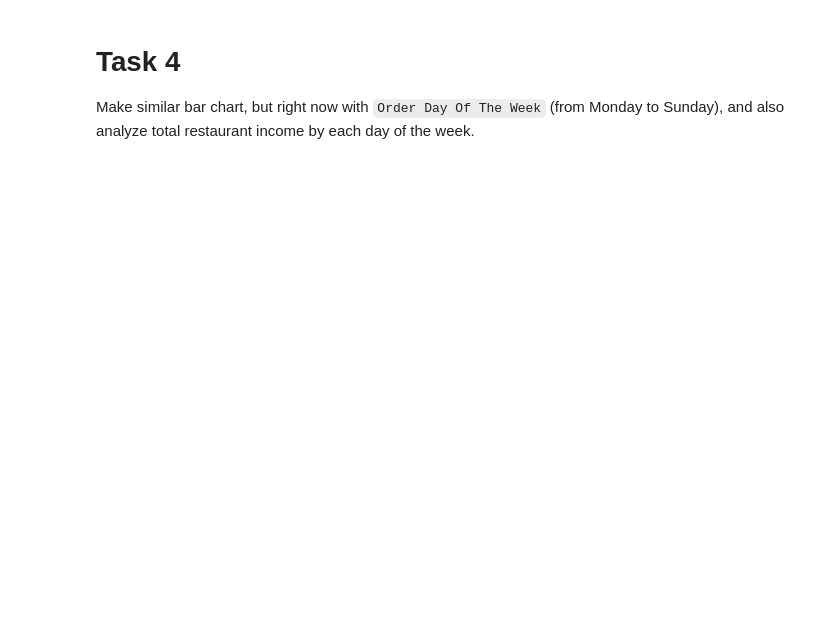
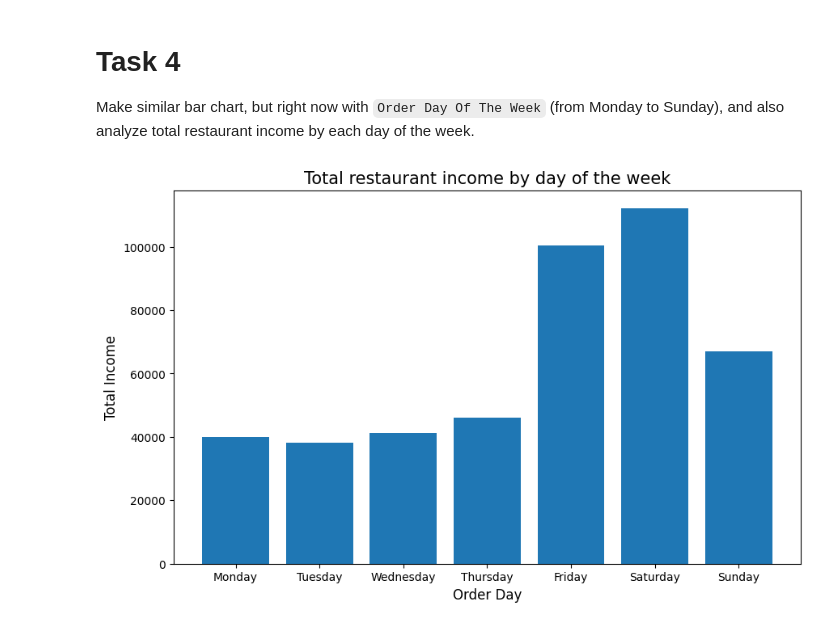
Before and after one commit to yashkunn/py-restaurant-data-analysis, a Jupyter notebook: app/main.ipynb, the cells around one changed output. Saved outputs shown, nothing was run; the diff lists cells and outputs as text; code cells hidden in the pictures; blank space fills up the shorter version.

```diff
--- a/app/main.ipynb
+++ b/app/main.ipynb
@@ -40,0 +111,12 @@ Make similar bar chart, but right now with `Order Day Of The Week` (from Monday
+# %%
+df["order_day"] = pd.to_datetime(df["datetime"]).dt.dayofweek
+order_prices = df.groupby("order_day")["item_price"].sum().reset_index()
+plt.figure(figsize=(10, 6))
+plt.bar(order_prices["order_day"], order_prices["item_price"])
+plt.xlabel("Order Day", fontsize=12)
+plt.ylabel("Total Income", fontsize=12)
+plt.title("Total restaurant income by day of the week", fontsize=15)
+plt.xticks(np.arange(0, 7, 1), ["Monday", "Tuesday", "Wednesday", "Thursday", "Friday", "Saturday", "Sunday"])
+plt.show()
+# %% [output]
+[figure, added]
```
Also changed, not shown: parts of 10 cells of this notebook, 1 other file.
